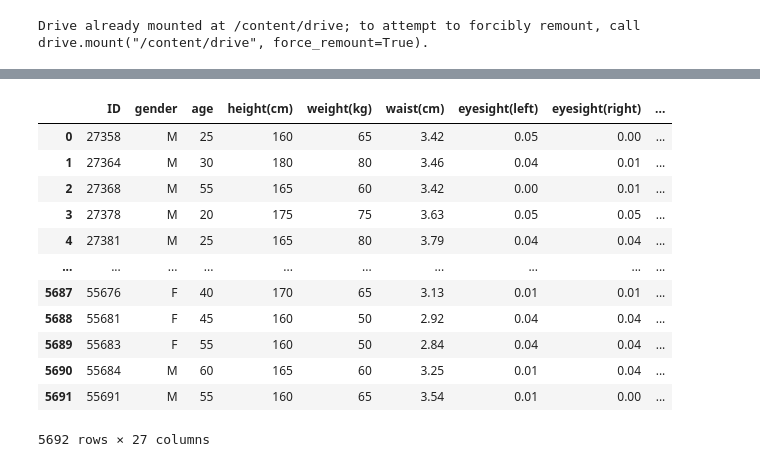
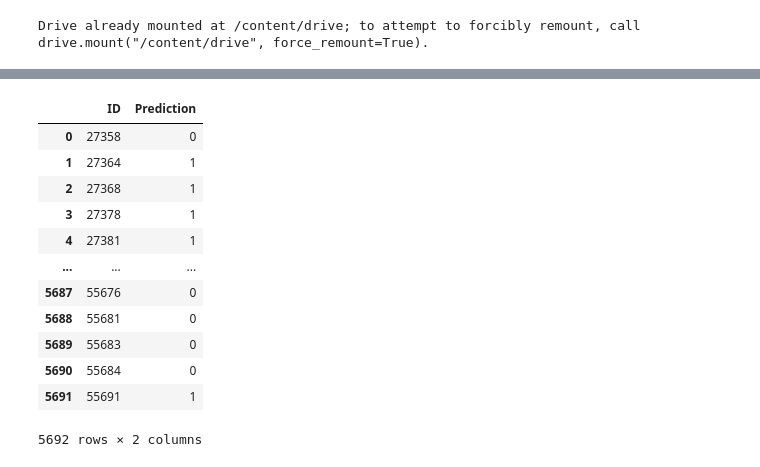
Before and after one commit to leonardojsuarez/entrega-tp-2-diplomado, a Jupyter notebook: notebooks/Modelo implementado.ipynb, the cells around one changed output, grey strips where cells are left out. Saved outputs shown, nothing was run; the diff lists cells and outputs as text; code cells hidden in the pictures.

```diff
--- a/notebooks/Modelo implementado.ipynb
+++ b/notebooks/Modelo implementado.ipynb
@@ -21,6 +98,3 @@ df.drop(columns=drop_columns, axis=1, inplace=True)
 # %%
 df['gender'] = df['gender'].astype('category')
 df['gender'] = df['gender'].cat.codes
-# %%
-df['tartar'] = df['tartar'].astype('category')
-df['tartar'] = df['tartar'].cat.codes
@@ -27,6 +103,8 @@ df['tartar'] = df['tartar'].cat.codes
+# %%
+df = pd.get_dummies(df, columns=['age_group'])
 # %%
 X = df.values
 # %%
 pipe = joblib.load(ROOT + 'models/pipeline.joblib')
 # %%
-predict = pipe.predict(X)
+prediction = pipe.predict(X)
@@ -35,18 +111,22 @@ df_copy['smooking_predict'] = predict
+# %%
+prediction_df = pd.DataFrame({ 'ID': ids, 'Prediction': prediction })
 # %%
-df_copy
+df_copy['Prediction'] = prediction
-# %% [output]
-|  | ID | gender | age | height(cm) | weight(kg) | waist(cm) | eyesight(left) | eyesight(right) | ... |
-| 0 | 27358 | M | 25 | 160 | 65 | 3.42 | 0.05 | 0.00 | ... |
-| 1 | 27364 | M | 30 | 180 | 80 | 3.46 | 0.04 | 0.01 | ... |
-| 2 | 27368 | M | 55 | 165 | 60 | 3.42 | 0.00 | 0.01 | ... |
-| 3 | 27378 | M | 20 | 175 | 75 | 3.63 | 0.05 | 0.05 | ... |
-| 4 | 27381 | M | 25 | 165 | 80 | 3.79 | 0.04 | 0.04 | ... |
-| ... | ... | ... | ... | ... | ... | ... | ... | ... | ... |
-| 5687 | 55676 | F | 40 | 170 | 65 | 3.13 | 0.01 | 0.01 | ... |
-| 5688 | 55681 | F | 45 | 160 | 50 | 2.92 | 0.04 | 0.04 | ... |
-| 5689 | 55683 | F | 55 | 160 | 50 | 2.84 | 0.04 | 0.04 | ... |
-| 5690 | 55684 | M | 60 | 165 | 60 | 3.25 | 0.01 | 0.04 | ... |
-| 5691 | 55691 | M | 55 | 160 | 65 | 3.54 | 0.01 | 0.00 | ... |
-5692 rows × 27 columns
+# %%
+prediction_df
+# %% [output]
+|  | ID | Prediction |
+| 0 | 27358 | 0 |
+| 1 | 27364 | 1 |
+| 2 | 27368 | 1 |
+| 3 | 27378 | 1 |
+| 4 | 27381 | 1 |
+| ... | ... | ... |
+| 5687 | 55676 | 0 |
+| 5688 | 55681 | 0 |
+| 5689 | 55683 | 0 |
+| 5690 | 55684 | 0 |
+| 5691 | 55691 | 1 |
+5692 rows × 2 columns
 # %%
 df_copy.to_csv(ROOT + './predictions/smoking_prediction_resolved.csv')
```
Also changed, not shown: parts of 24 cells of this notebook, 15 other files.
